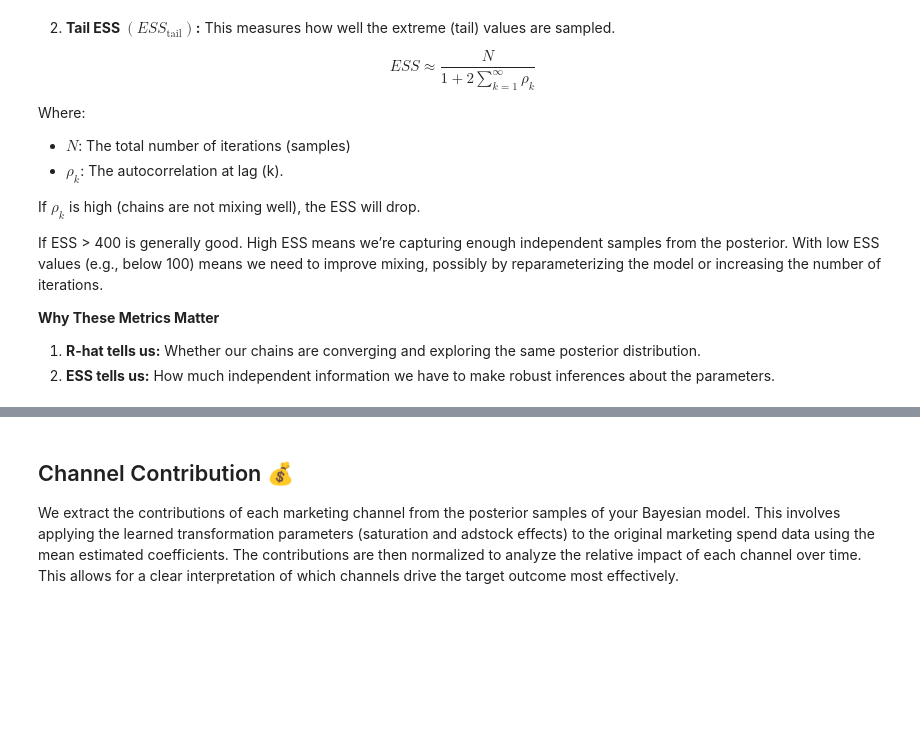
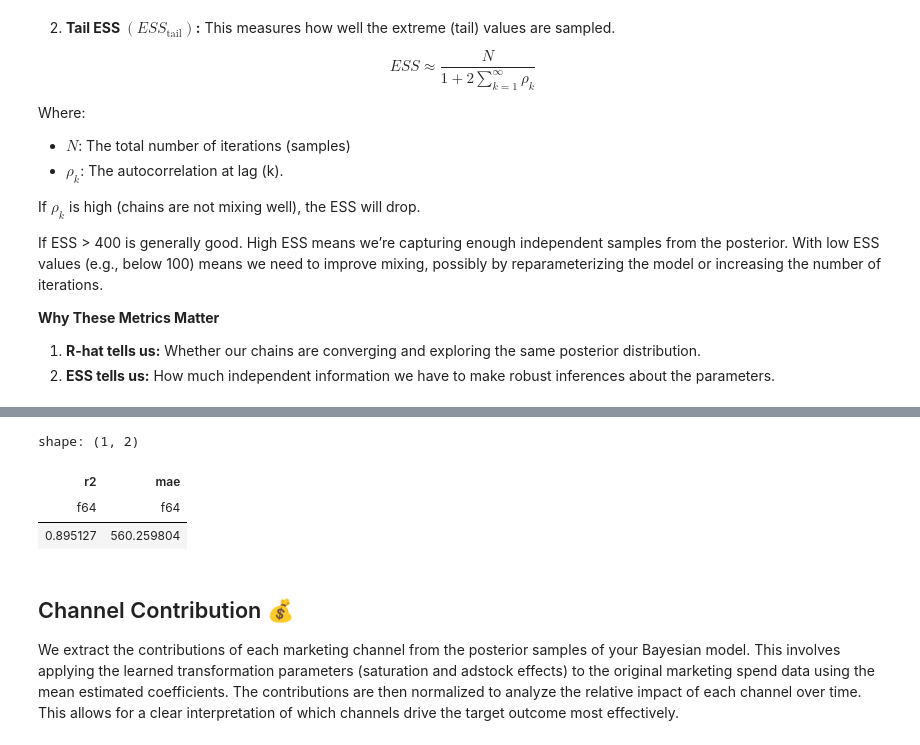
Before and after one commit to xtreamsrl/mmm-workshop, a Jupyter notebook: notebooks/Bayesian Model.ipynb, the cells around one changed output, grey strips where cells are left out. Cells and saved outputs as stored; diff of their text form; code cells hidden in the pictures; blank space fills up the shorter version.

```diff
--- a/notebooks/Bayesian Model.ipynb
+++ b/notebooks/Bayesian Model.ipynb
@@ -895,10 +880,11 @@ arviz.plot_posterior(model_trace, var_names=model_coeffs + transformation_params
 # %%
 import re
 
-col_to_data_name = {col: col.replace('_standardized', '') for col in set(st_raw_regressors).difference(set(st_channels))}
+col_to_data_name = {col: col.replace('_standardized', '') for col in set(regressors).difference(set(st_channels))}
 
 col_to_data_name.update({
-    col: re.sub(r'_lag\d+|_standardized', '', col) for col in st_channels
+    col: re.match(r'^(.*)_investment', col).group(1)
+    for col in st_channels
 })
 
 col_to_data_name
@@ -969,7 +949,7 @@ def plot_prediction(prediction_df: pl.DataFrame, target_col: str, date_col: str)
             x=prediction_df[date_col].to_list() + prediction_df[date_col].to_list()[::-1],
             y=prediction_df['prediction_hdi_3'].to_list() + prediction_df['prediction_hdi_97'].to_list()[::-1],
             fill='toself',
-            fillcolor='rgba(0, 100, 80, 0.2)',  # Adjust transparency
+            fillcolor='rgba(0, 100, 80, 0.2)',
             line=dict(color='rgba(255,255,255,0)'),
             name='94% HDI Interval',
             showlegend=True
@@ -997,15 +977,10 @@ def plot_goodness_of_fit(predoction_df: pl.DataFrame,
   fig.show()
 
 
-def compute_metrics(prediction_df: pl.DataFrame, target_col: str) -> pl.Series:
+def compute_metrics(prediction_df: pl.DataFrame, target_col: str,
+                    prediction_col: str) -> pl.Series:
   metrics_df = pl.DataFrame({
-     'r2': r2_score(prediction_df[target_col].to_list(), prediction_df['prediction_mean'].to_list()),
-     'mae': mean_absolute_error(prediction_df[target_col].to_list(), prediction_df['prediction_mean'].to_list()),
+     'r2': r2_score(prediction_df[target_col].to_list(), prediction_df[prediction_col].to_list()),
+     'mae': mean_absolute_error(prediction_df[target_col].to_list(), prediction_df[prediction_col].to_list()),
   })
   return metrics_df
-
-
-train_metrics_df = compute_metrics(train_prediction_df, st_target)
-plot_goodness_of_fit(train_prediction_df, 'prediction_mean', st_target)
-plot_prediction(train_prediction_df, st_target, date_col)
-train_metrics_df
@@ -1018,0 +1009,12 @@ shape: (1, 2)
+# %%
+eval_df = train_df.clone()
+prediction_df = predict(model, model_trace, eval_df, st_target, date_col, col_to_data_name).join(eval_df, on=[date_col])
+
+target_stand_dict = {}
+cols_to_inv_std = ['prediction_mean', 'prediction_hdi_3', 'prediction_hdi_97']
+for col in cols_to_inv_std:
+  target_stand_dict[col] = standardisation_dict['new_customers']
+
+prediction_df = reverse_standardize(prediction_df,
+                                          cols_to_inv_std,
+                                          target_stand_dict)
@@ -1018,0 +1024,6 @@ shape: (1, 2)
+# %%
+train_metrics_df = compute_metrics(prediction_df, target, 'prediction_mean')
+plot_goodness_of_fit(prediction_df, 'prediction_mean', target)
+plot_prediction(prediction_df, target, date_col)
+train_metrics_df
+# %% [output]
@@ -1019,3 +1032,7 @@ shape: (1, 2)
+shape: (1, 2)
+| r2 | mae |
+| f64 | f64 |
+| 0.895127 | 560.259804 |
 # %% [markdown]
 ## Channel Contribution 💰
 
```
Also changed, not shown: parts of 41 cells of this notebook, 2 other files.
